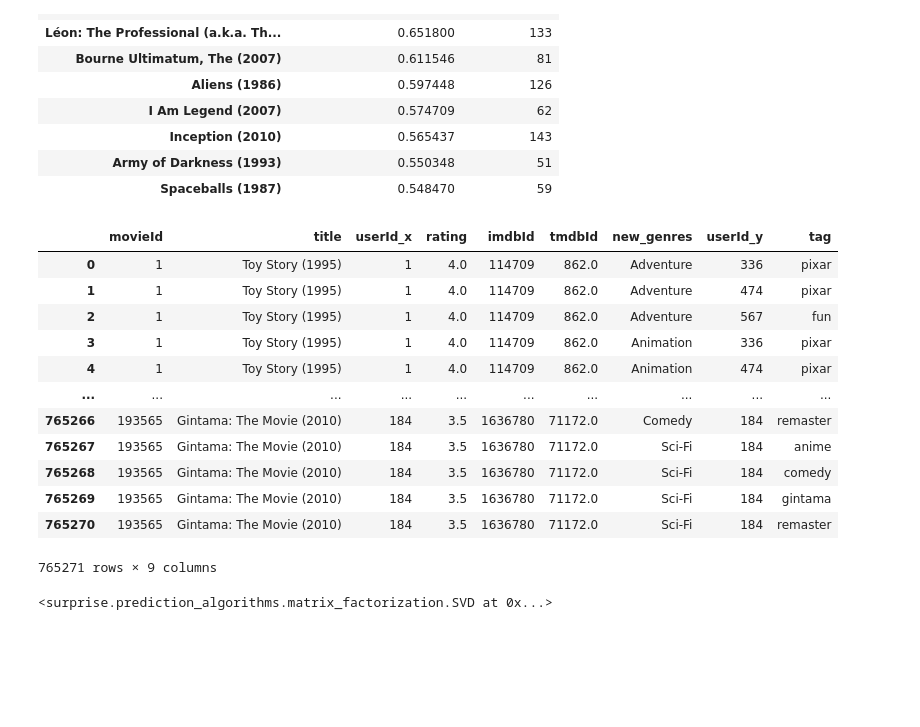
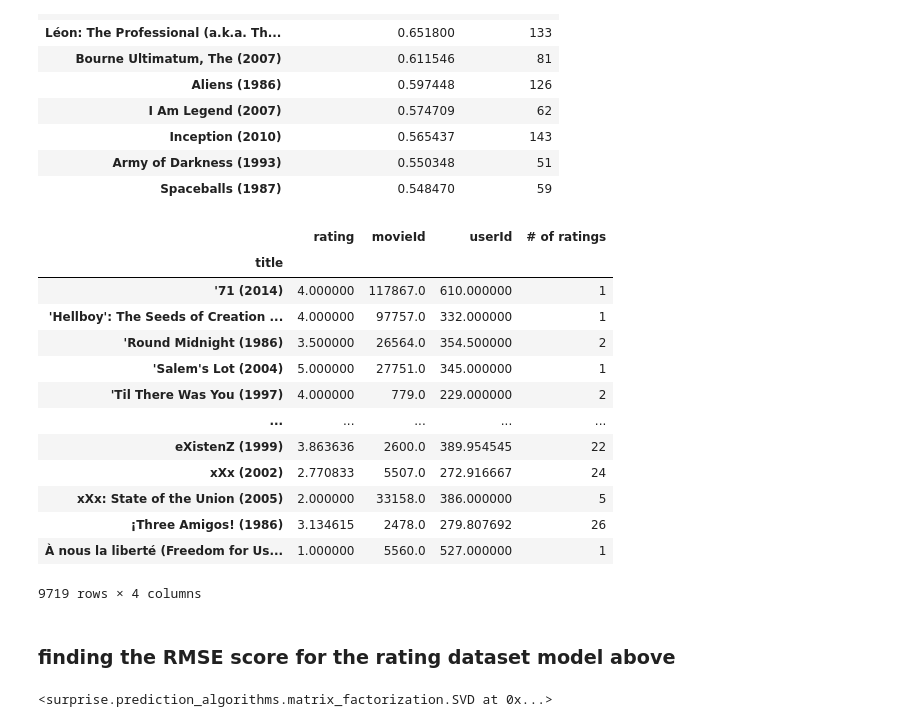
Before and after one commit to asval211/movie_recommendations, a Jupyter notebook: notebooks/mallory/new_first_notebook.ipynb, the cells around one changed output. Saved outputs shown, nothing was run; the diff lists cells and outputs as text; code cells hidden in the pictures; blank space fills up the shorter version.

```diff
--- a/notebooks/mallory/new_first_notebook.ipynb
+++ b/notebooks/mallory/new_first_notebook.ipynb
@@ -457,4 +448,4 @@ Name: rating, Length: 9719, dtype: int64
 # %%
 #Create a DataFrame and add the number of ratings to is using a count method
-ratings_data = pd.DataFrame(merged_data.groupby('title')['rating'].mean())
+ratings_data = pd.DataFrame(merged_data.groupby('title')['rating', 'movieId', 'userId'].mean())
 ratings_data['# of ratings'] = merged_data.groupby('title')['rating'].count()
@@ -521,21 +533,24 @@ from surprise import SVD
 from surprise import accuracy
 from surprise.model_selection import cross_validate, train_test_split #must use surprise
 # %%
-df
+ratings_data
 # %% [output]
-|  | movieId | title | userId_x | rating | imdbId | tmdbId | new_genres | userId_y | tag |
-| 0 | 1 | Toy Story (1995) | 1 | 4.0 | 114709 | 862.0 | Adventure | 336 | pixar |
-| 1 | 1 | Toy Story (1995) | 1 | 4.0 | 114709 | 862.0 | Adventure | 474 | pixar |
-| 2 | 1 | Toy Story (1995) | 1 | 4.0 | 114709 | 862.0 | Adventure | 567 | fun |
-| 3 | 1 | Toy Story (1995) | 1 | 4.0 | 114709 | 862.0 | Animation | 336 | pixar |
-| 4 | 1 | Toy Story (1995) | 1 | 4.0 | 114709 | 862.0 | Animation | 474 | pixar |
-| ... | ... | ... | ... | ... | ... | ... | ... | ... | ... |
-| 765266 | 193565 | Gintama: The Movie (2010) | 184 | 3.5 | 1636780 | 71172.0 | Comedy | 184 | remaster |
-| 765267 | 193565 | Gintama: The Movie (2010) | 184 | 3.5 | 1636780 | 71172.0 | Sci-Fi | 184 | anime |
-| 765268 | 193565 | Gintama: The Movie (2010) | 184 | 3.5 | 1636780 | 71172.0 | Sci-Fi | 184 | comedy |
-| 765269 | 193565 | Gintama: The Movie (2010) | 184 | 3.5 | 1636780 | 71172.0 | Sci-Fi | 184 | gintama |
-| 765270 | 193565 | Gintama: The Movie (2010) | 184 | 3.5 | 1636780 | 71172.0 | Sci-Fi | 184 | remaster |
+|  | rating | movieId | userId | # of ratings |
+| title |  |  |  |  |
+| '71 (2014) | 4.000000 | 117867.0 | 610.000000 | 1 |
+| 'Hellboy': The Seeds of Creation ... | 4.000000 | 97757.0 | 332.000000 | 1 |
+| 'Round Midnight (1986) | 3.500000 | 26564.0 | 354.500000 | 2 |
+| 'Salem's Lot (2004) | 5.000000 | 27751.0 | 345.000000 | 1 |
+| 'Til There Was You (1997) | 4.000000 | 779.0 | 229.000000 | 2 |
+| ... | ... | ... | ... | ... |
+| eXistenZ (1999) | 3.863636 | 2600.0 | 389.954545 | 22 |
+| xXx (2002) | 2.770833 | 5507.0 | 272.916667 | 24 |
+| xXx: State of the Union (2005) | 2.000000 | 33158.0 | 386.000000 | 5 |
+| ¡Three Amigos! (1986) | 3.134615 | 2478.0 | 279.807692 | 26 |
+| À nous la liberté (Freedom for Us... | 1.000000 | 5560.0 | 527.000000 | 1 |
-765271 rows × 9 columns
+9719 rows × 4 columns
+# %% [markdown]
+### finding the RMSE score for the  rating dataset model above
 # %%
 
 # for Surprise, we only need three columns from the dataset
```
Also changed, not shown: parts of 27 cells of this notebook.
